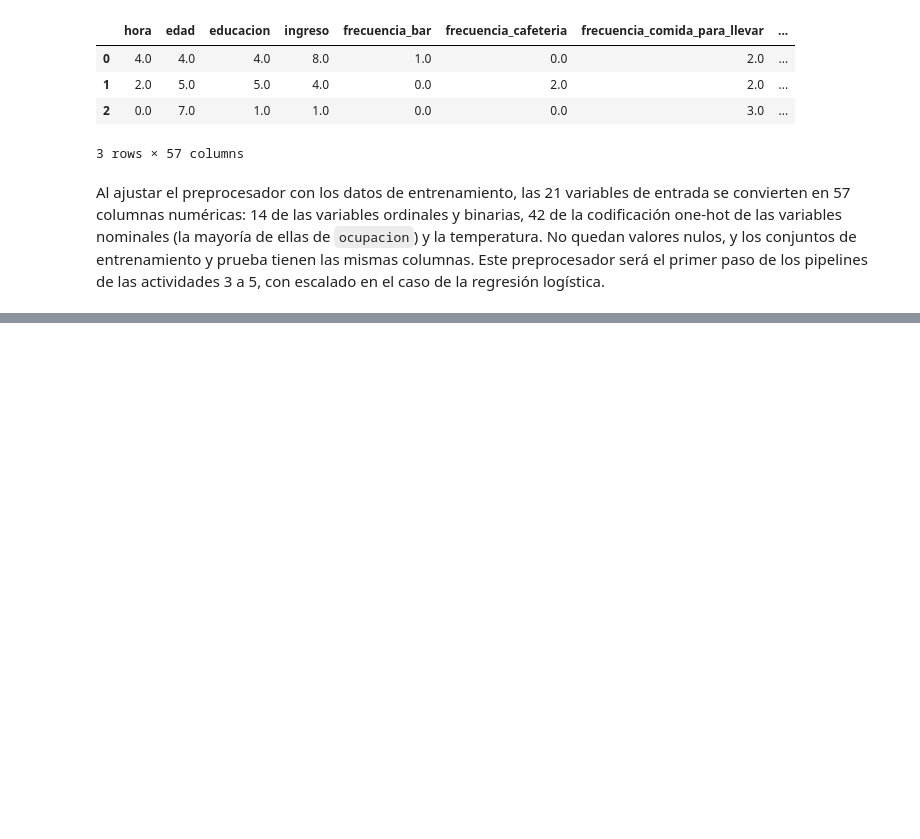
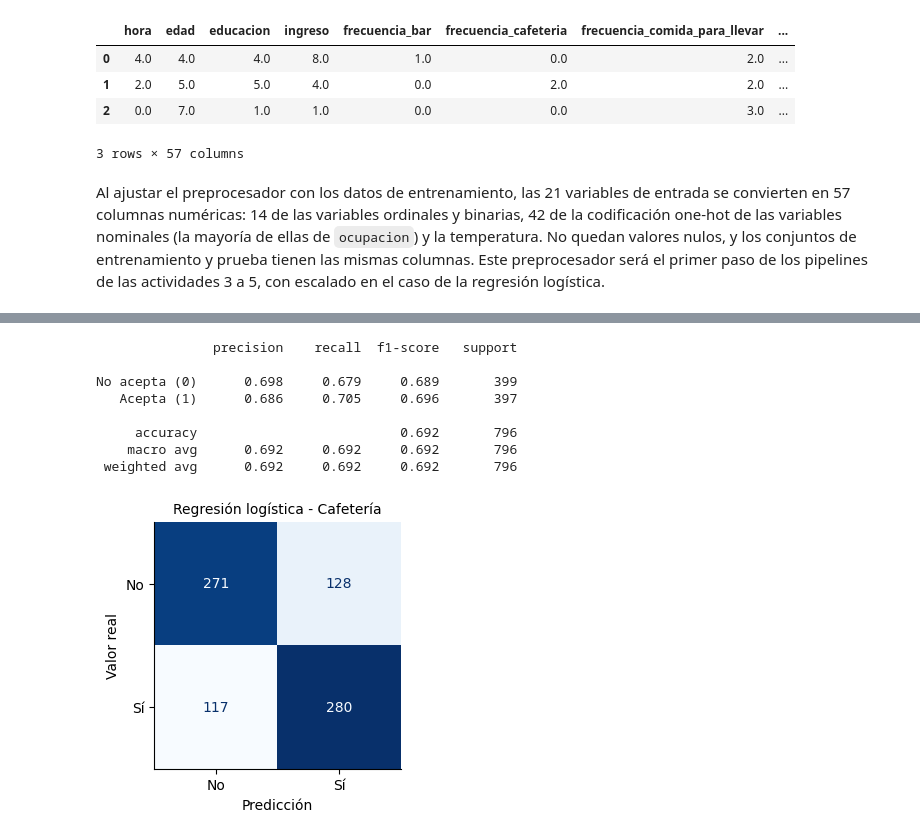
Before and after one commit to DanielGT27-Q/Laboratorio_3_MC, a Jupyter notebook: Laboratorio_3.ipynb, the cells around one changed output, grey strips where cells are left out. Drawn from its saved outputs; the diff is of its cells as text; code cells hidden in the pictures; blank space fills up the shorter version.

Commit message:
modelos

```diff
--- a/Laboratorio_3.ipynb
+++ b/Laboratorio_3.ipynb
@@ -465,0 +546,14 @@ escalado en el caso de la regresión logística.
+# %%
+VALORES_C = [0.01, 0.1, 1, 10]
+grilla_rl = [
+    {"modelo__l1_ratio": [0], "modelo__solver": ["lbfgs", "newton-cg", "liblinear", "saga"], "modelo__C": VALORES_C},
+    {"modelo__l1_ratio": [1], "modelo__solver": ["liblinear", "saga"], "modelo__C": VALORES_C},
+    {"modelo__l1_ratio": [0.5], "modelo__solver": ["saga"], "modelo__C": VALORES_C},
+]
+
+
+def pipeline_rl():
+    return Pipeline([
+        ("preprocesamiento", crear_preprocesador(escalar=True)),
+        ("modelo", LogisticRegression(max_iter=5000, random_state=SEED)),
+    ])
@@ -465,0 +562,3 @@ escalado en el caso de la regresión logística.
+# %%
+busqueda_rl_caf = buscar(pipeline_rl(), grilla_rl, "Cafetería")
+resumen_busqueda(busqueda_rl_caf)
@@ -465,0 +585,12 @@ escalado en el caso de la regresión logística.
+# %%
+evaluar_en_prueba(busqueda_rl_caf, "Cafetería", "Regresión logística")
+# %% [output]
+               precision    recall  f1-score   support
+
+No acepta (0)      0.698     0.679     0.689       399
+   Acepta (1)      0.686     0.705     0.696       397
+
+     accuracy                          0.692       796
+    macro avg      0.692     0.692     0.692       796
+ weighted avg      0.692     0.692     0.692       796
+[figure, added]
```
Also changed, not shown: parts of 25 cells of this notebook.
